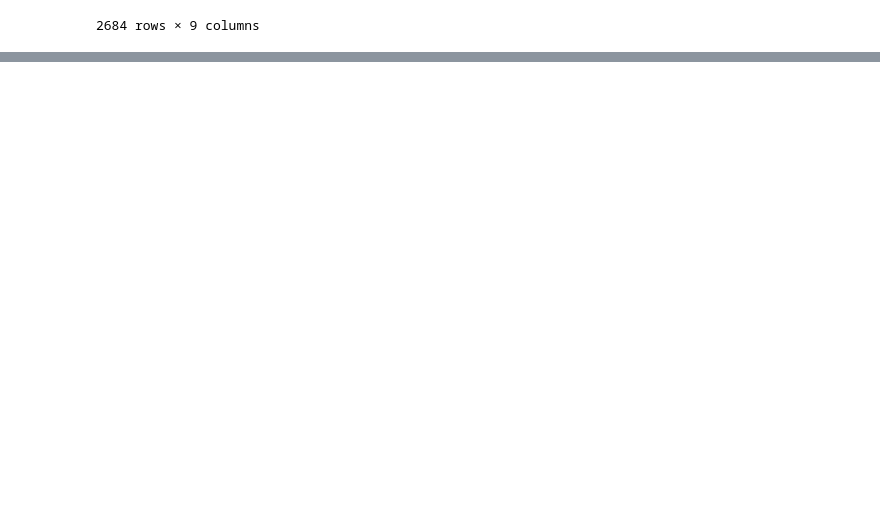
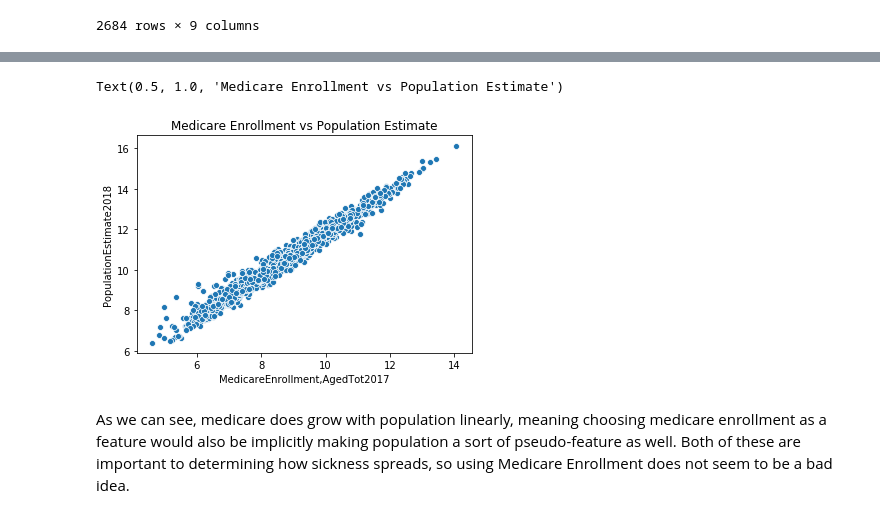
Before and after one commit to franailin/data100proj, a Jupyter notebook: covid19/Untitled.ipynb, the cells around one changed output, grey strips where cells are left out. Cells and saved outputs as stored; diff of their text form; code cells hidden in the pictures; blank space fills up the shorter version.

```diff
--- a/covid19/Untitled.ipynb
+++ b/covid19/Untitled.ipynb
@@ -197,0 +205,8 @@ This tells us that between different counties, population density is the thing t
+# %%
+sns.scatterplot(np.log(copy1["MedicareEnrollment,AgedTot2017"]), np.log(copy1["PopulationEstimate2018"]))
+plt.title("Medicare Enrollment vs Population Estimate")
+# %% [output]
+Text(0.5, 1.0, 'Medicare Enrollment vs Population Estimate')
+[figure, added]
+# %% [markdown]
+As we can see, medicare does grow with population linearly, meaning choosing medicare enrollment as a feature would also be implicitly making population a sort of pseudo-feature as well. Both of these are important to determining how sickness spreads, so using Medicare Enrollment does not seem to be a bad idea.
```
Also changed, not shown: parts of 5 cells of this notebook.
